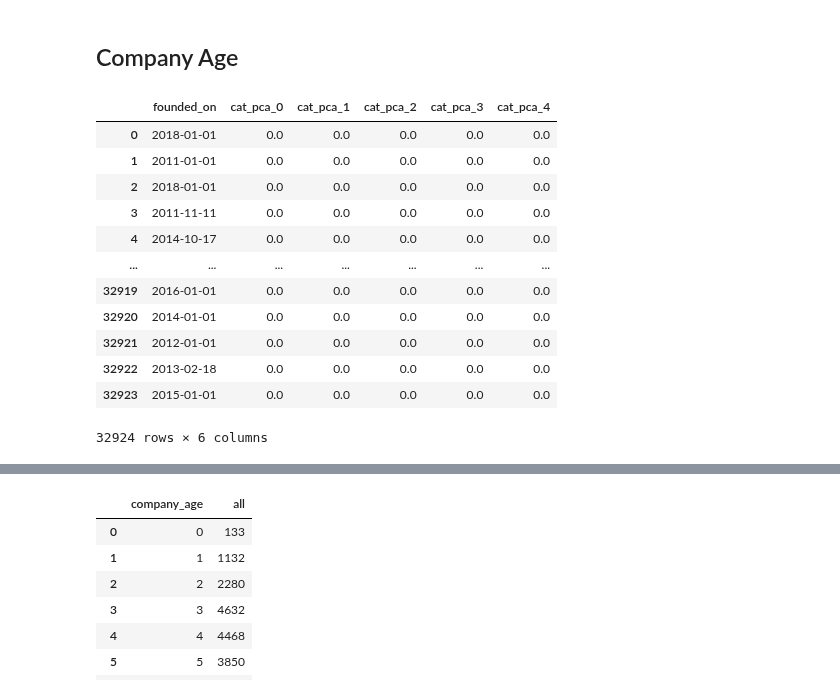
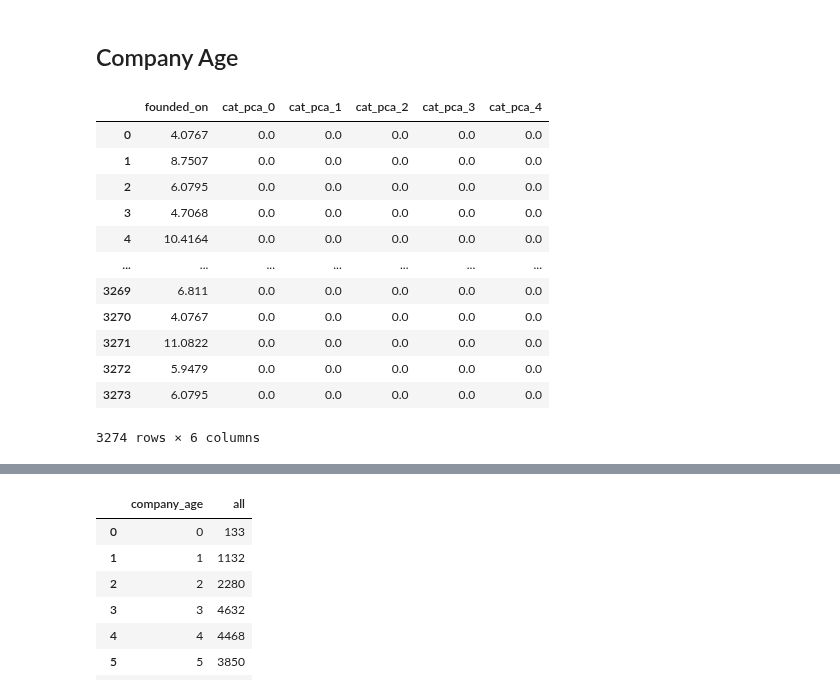
Before and after one commit to StardustLID/TEMG4952A-TEAM-5, a Jupyter notebook: backend/csv_helper.ipynb, the cells around one changed output, grey strips where cells are left out. Drawn from its saved outputs; the diff is of its cells as text; code cells hidden in the pictures.

Commit message:
Update Flask API to use unifed_csv.csv

```diff
--- a/backend/csv_helper.ipynb
+++ b/backend/csv_helper.ipynb
@@ -117,23 +105,24 @@ df.to_string(index=False)
 ## Company Age
 # %%
 import pandas as pd
-df = pd.read_csv("../Week3_Onwards/unifed_csv_20210124_2.csv", parse_dates=['founded_on'])
+df = pd.read_csv("../Week3_Onwards/unifed_csv.csv", parse_dates=['founded_on'])
+
 
 categories = ['cat_pca_0', 'cat_pca_1', 'cat_pca_2', 'cat_pca_3', 'cat_pca_4']
 cols_to_keep = ['founded_on', *categories]
 df = df[cols_to_keep]
 df
 # %% [output]
 |  | founded_on | cat_pca_0 | cat_pca_1 | cat_pca_2 | cat_pca_3 | cat_pca_4 |
-| 0 | 2018-01-01 | 0.0 | 0.0 | 0.0 | 0.0 | 0.0 |
-| 1 | 2011-01-01 | 0.0 | 0.0 | 0.0 | 0.0 | 0.0 |
-| 2 | 2018-01-01 | 0.0 | 0.0 | 0.0 | 0.0 | 0.0 |
-| 3 | 2011-11-11 | 0.0 | 0.0 | 0.0 | 0.0 | 0.0 |
-| 4 | 2014-10-17 | 0.0 | 0.0 | 0.0 | 0.0 | 0.0 |
+| 0 | 4.0767 | 0.0 | 0.0 | 0.0 | 0.0 | 0.0 |
+| 1 | 8.7507 | 0.0 | 0.0 | 0.0 | 0.0 | 0.0 |
+| 2 | 6.0795 | 0.0 | 0.0 | 0.0 | 0.0 | 0.0 |
+| 3 | 4.7068 | 0.0 | 0.0 | 0.0 | 0.0 | 0.0 |
+| 4 | 10.4164 | 0.0 | 0.0 | 0.0 | 0.0 | 0.0 |
 | ... | ... | ... | ... | ... | ... | ... |
-| 32919 | 2016-01-01 | 0.0 | 0.0 | 0.0 | 0.0 | 0.0 |
-| 32920 | 2014-01-01 | 0.0 | 0.0 | 0.0 | 0.0 | 0.0 |
-| 32921 | 2012-01-01 | 0.0 | 0.0 | 0.0 | 0.0 | 0.0 |
-| 32922 | 2013-02-18 | 0.0 | 0.0 | 0.0 | 0.0 | 0.0 |
-| 32923 | 2015-01-01 | 0.0 | 0.0 | 0.0 | 0.0 | 0.0 |
+| 3269 | 6.811 | 0.0 | 0.0 | 0.0 | 0.0 | 0.0 |
+| 3270 | 4.0767 | 0.0 | 0.0 | 0.0 | 0.0 | 0.0 |
+| 3271 | 11.0822 | 0.0 | 0.0 | 0.0 | 0.0 | 0.0 |
+| 3272 | 5.9479 | 0.0 | 0.0 | 0.0 | 0.0 | 0.0 |
+| 3273 | 6.0795 | 0.0 | 0.0 | 0.0 | 0.0 | 0.0 |
-32924 rows × 6 columns
+3274 rows × 6 columns
```
Also changed, not shown: parts of 24 cells of this notebook, 2 other files.
